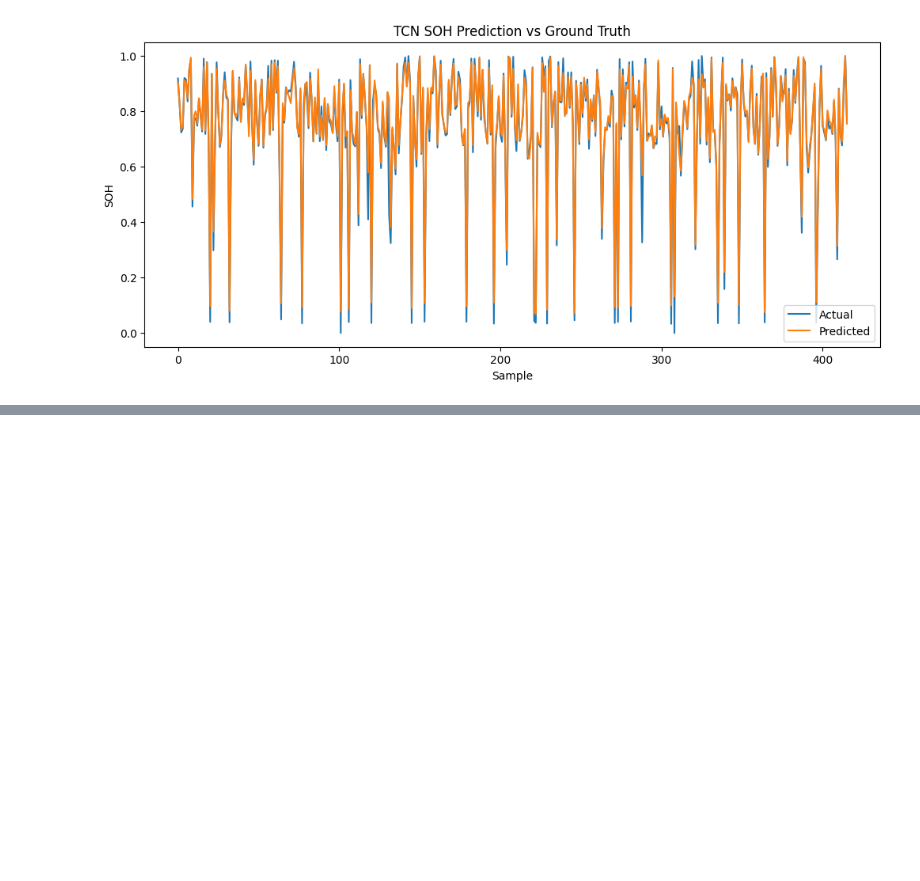
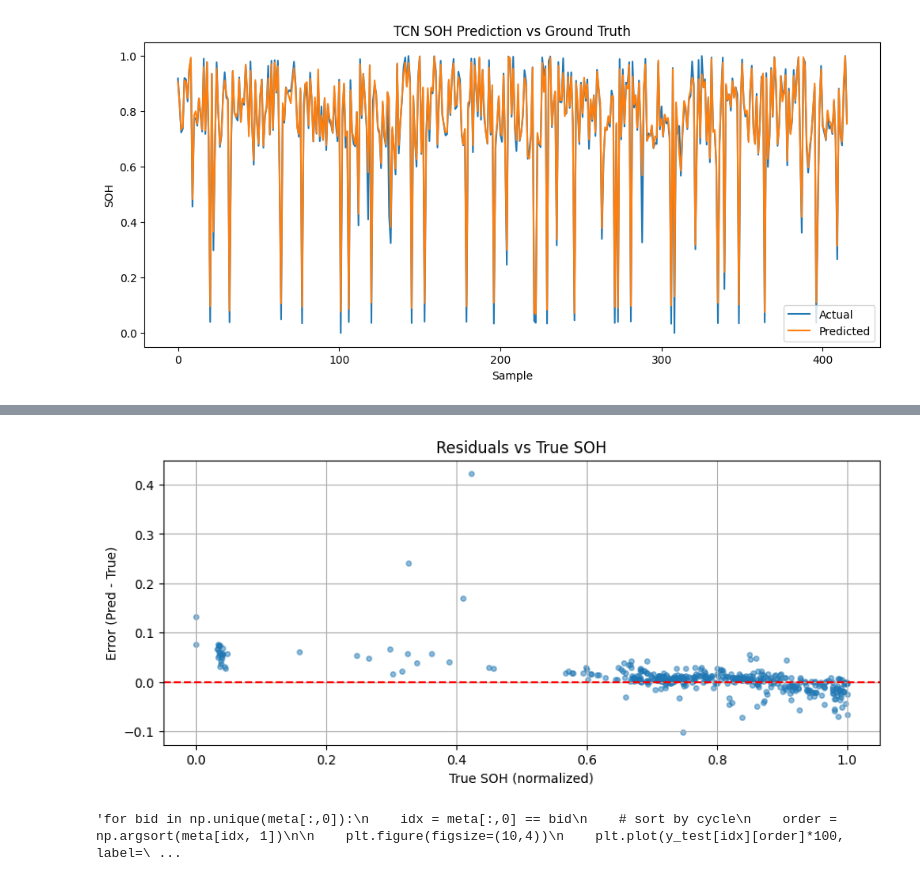
Before and after one commit to sethjkantz/Lithium_SOH_NeuralNet, a Jupyter notebook: SOH_TCN.ipynb, the cells around one changed output, grey strips where cells are left out. Drawn from its saved outputs; the diff is of its cells as text; code cells hidden in the pictures; blank space fills up the shorter version.

```diff
--- a/SOH_TCN.ipynb
+++ b/SOH_TCN.ipynb
@@ -291,0 +327,31 @@ plt.show()
+# %%
+resid = y_pred - y_test
+
+plt.figure(figsize=(10,4))
+plt.scatter(y_test, resid, alpha=0.5, s=15)
+plt.axhline(0, color='r', linestyle='--')
+plt.xlabel("True SOH (normalized)")
+plt.ylabel("Error (Pred - True)")
+plt.title("Residuals vs True SOH")
+plt.grid(True)
+plt.show()
+# %% [output]
+[figure, added]
+# %%
+'''for bid in np.unique(meta[:,0]):
+    idx = meta[:,0] == bid
+    # sort by cycle
+    order = np.argsort(meta[idx, 1])
+
+    plt.figure(figsize=(10,4))
+    plt.plot(y_test[idx][order]*100, label='Actual')
+    plt.plot(y_pred[idx][order]*100, label='Predicted', linestyle='--')
+    plt.xlabel("Cycle")
+    plt.ylabel("SOH (%)")
+    plt.title(f"Battery {bid} – SOH Prediction vs Actual")
+    plt.legend()
+    plt.grid(True)
+    plt.show()
+    '''
+# %% [output]
+'for bid in np.unique(meta[:,0]):\n    idx = meta[:,0] == bid\n    # sort by cycle\n    order = np.argsort(meta[idx, 1])\n\n    plt.figure(figsize=(10,4))\n    plt.plot(y_test[idx][order]*100, label=\ ...
```
Also changed, not shown: parts of 10 cells of this notebook.
